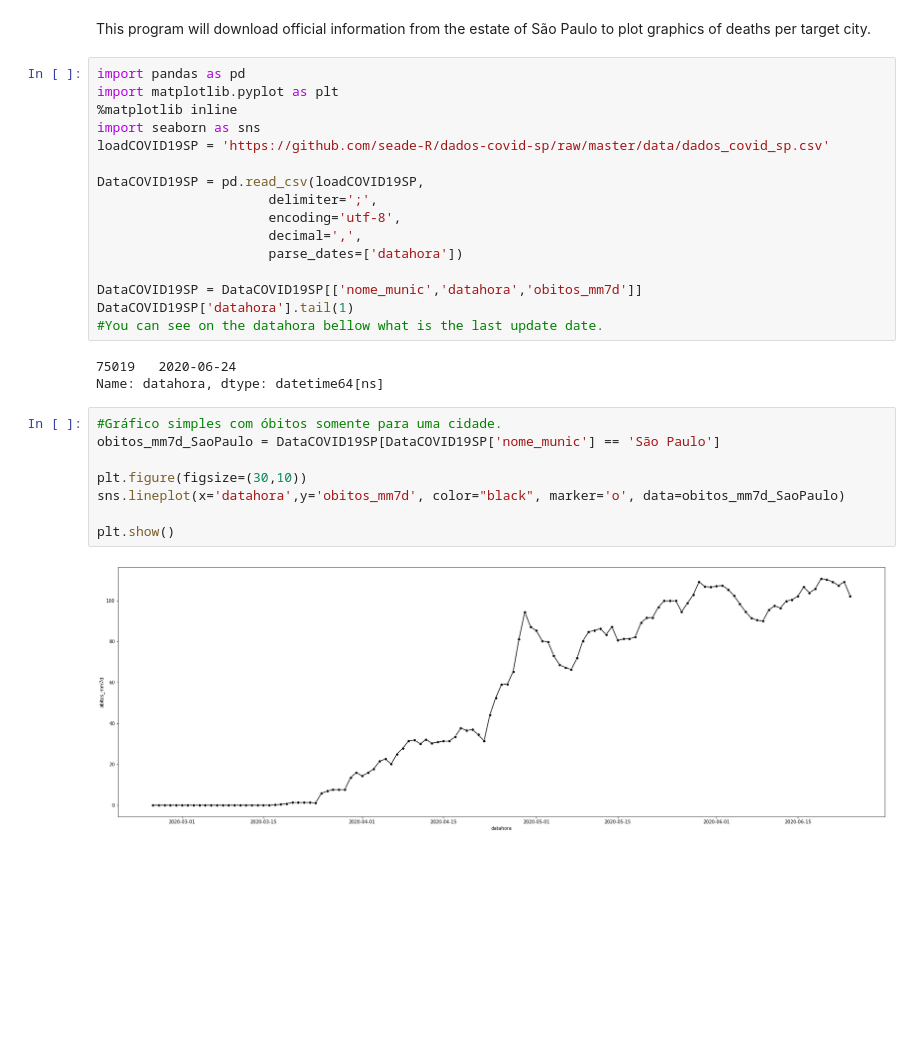
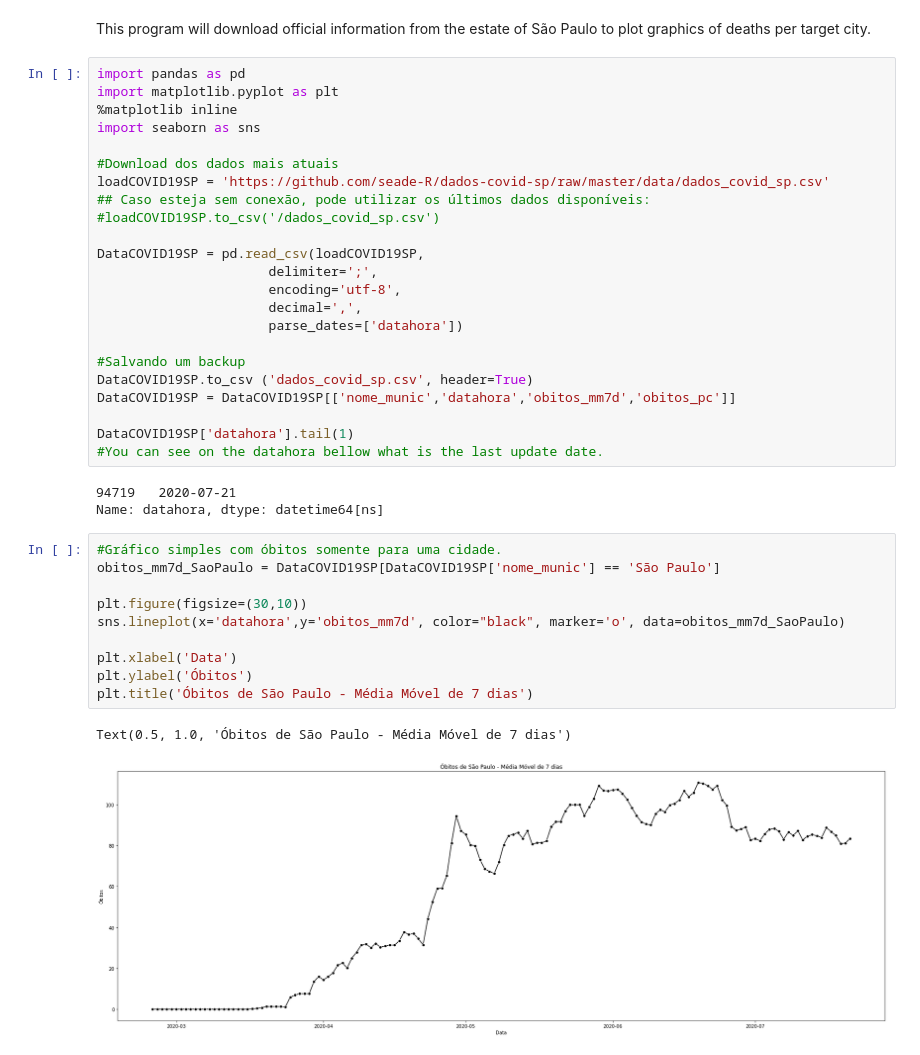
Before and after one commit to tiago-df/My_learning_patch_Python, a Jupyter notebook: COVID-19.ipynb, the cells around one changed output. Cells and saved outputs as stored; diff of their text form; blank space fills up the shorter version.

```diff
--- a/COVID-19.ipynb
+++ b/COVID-19.ipynb
@@ -7,7 +7,11 @@ import pandas as pd
 import matplotlib.pyplot as plt
 %matplotlib inline
 import seaborn as sns
+
+#Download dos dados mais atuais
 loadCOVID19SP = 'https://github.com/seade-R/dados-covid-sp/raw/master/data/dados_covid_sp.csv'
+## Caso esteja sem conexão, pode utilizar os últimos dados disponíveis:
+#loadCOVID19SP.to_csv('/dados_covid_sp.csv')
 
 DataCOVID19SP = pd.read_csv(loadCOVID19SP,
                       delimiter=';',
@@ -15,19 +19,25 @@ DataCOVID19SP = pd.read_csv(loadCOVID19SP,
                       decimal=',',
                       parse_dates=['datahora'])
 
-DataCOVID19SP = DataCOVID19SP[['nome_munic','datahora','obitos_mm7d']]
+#Salvando um backup
+DataCOVID19SP.to_csv ('dados_covid_sp.csv', header=True)
+DataCOVID19SP = DataCOVID19SP[['nome_munic','datahora','obitos_mm7d','obitos_pc']]
+
 DataCOVID19SP['datahora'].tail(1)
 #You can see on the datahora bellow what is the last update date.
 # %% [output]
-75019   2020-06-24
+94719   2020-07-21
 Name: datahora, dtype: datetime64[ns]
 # %%
 #Gráfico simples com óbitos somente para uma cidade.
 obitos_mm7d_SaoPaulo = DataCOVID19SP[DataCOVID19SP['nome_munic'] == 'São Paulo']
 
 plt.figure(figsize=(30,10))
 sns.lineplot(x='datahora',y='obitos_mm7d', color="black", marker='o', data=obitos_mm7d_SaoPaulo)
 
-plt.show()
+plt.xlabel('Data')
+plt.ylabel('Óbitos')
+plt.title('Óbitos de São Paulo - Média Móvel de 7 dias')
 # %% [output]
+Text(0.5, 1.0, 'Óbitos de São Paulo - Média Móvel de 7 dias')
-[figure, old version]
+[figure, new version]
```
Also changed, not shown: parts of 5 cells of this notebook.
